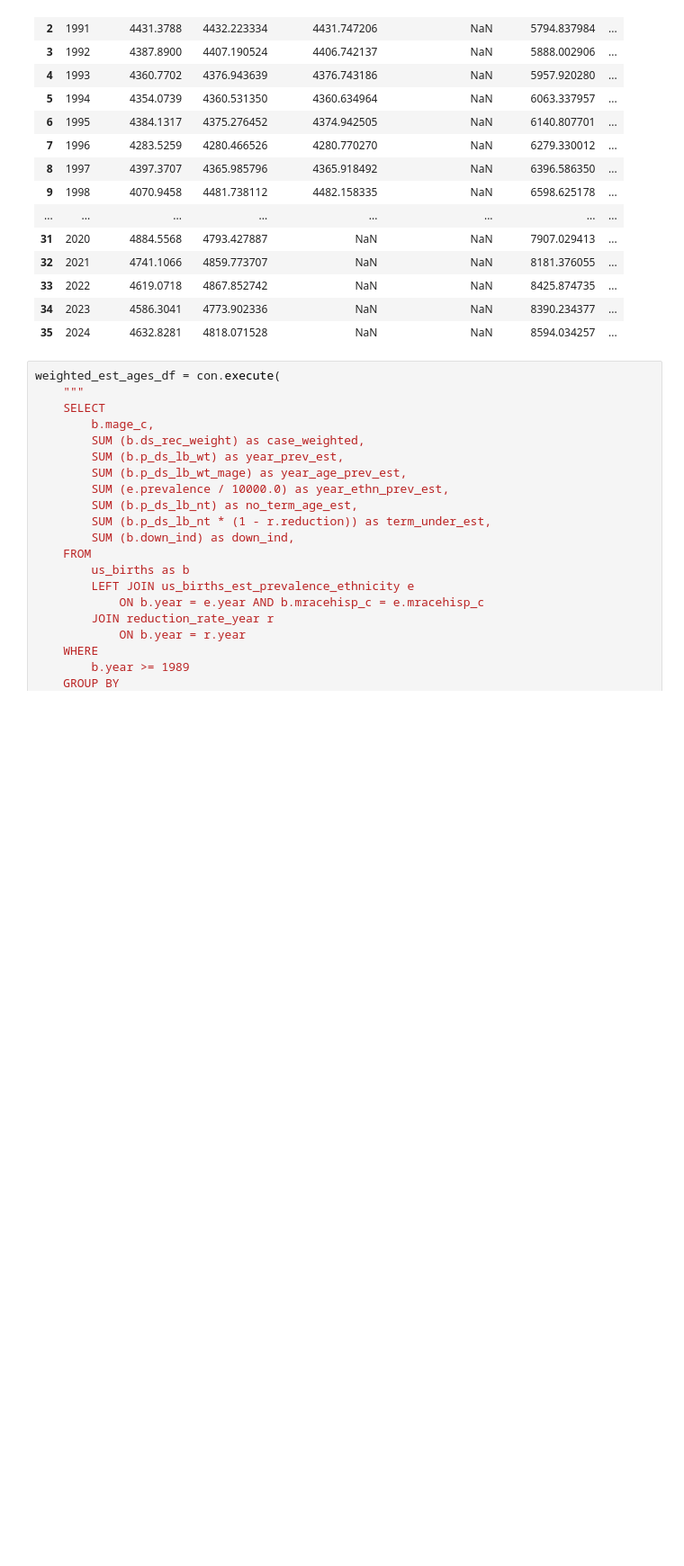
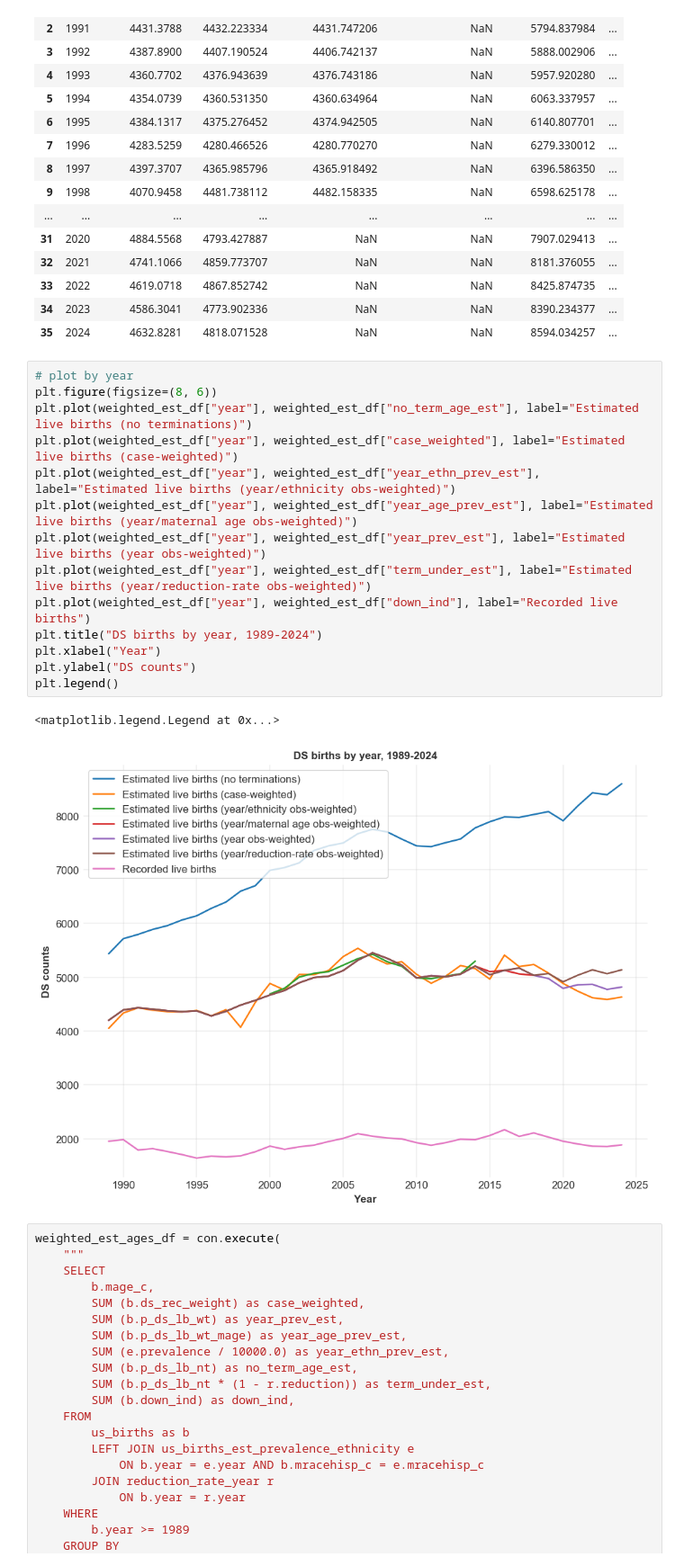
Before and after one commit to frankbuckley/ds-births-populations, a Jupyter notebook: projects/us-birth-certificates/notes-ds-rec-weighting.ipynb, the cells around one changed output. Shown at 90% size. Saved outputs shown, nothing was run; the diff lists cells and outputs as text; blank space fills up the shorter version.

```diff
--- a/projects/us-birth-certificates/notes-ds-rec-weighting.ipynb
+++ b/projects/us-birth-certificates/notes-ds-rec-weighting.ipynb
@@ -110,6 +90,23 @@ weighted_est_df
 | 33 | 2022 | 4619.0718 | 4867.852742 | NaN | NaN | 8425.874735 | ... |
 | 34 | 2023 | 4586.3041 | 4773.902336 | NaN | NaN | 8390.234377 | ... |
 | 35 | 2024 | 4632.8281 | 4818.071528 | NaN | NaN | 8594.034257 | ... |
+# %%
+# plot by year
+plt.figure(figsize=(8, 6))
+plt.plot(weighted_est_df["year"], weighted_est_df["no_term_age_est"], label="Estimated live births (no terminations)")
+plt.plot(weighted_est_df["year"], weighted_est_df["case_weighted"], label="Estimated live births (case-weighted)")
+plt.plot(weighted_est_df["year"], weighted_est_df["year_ethn_prev_est"], label="Estimated live births (year/ethnicity obs-weighted)")
+plt.plot(weighted_est_df["year"], weighted_est_df["year_age_prev_est"], label="Estimated live births (year/maternal age obs-weighted)")
+plt.plot(weighted_est_df["year"], weighted_est_df["year_prev_est"], label="Estimated live births (year obs-weighted)")
+plt.plot(weighted_est_df["year"], weighted_est_df["term_under_est"], label="Estimated live births (year/reduction-rate obs-weighted)")
+plt.plot(weighted_est_df["year"], weighted_est_df["down_ind"], label="Recorded live births")
+plt.title("DS births by year, 1989-2024")
+plt.xlabel("Year")
+plt.ylabel("DS counts")
+plt.legend()
+# %% [output]
+<matplotlib.legend.Legend at 0x...>
+[figure, added]
 # %%
 weighted_est_ages_df = con.execute(
     """
```
Also changed, not shown: parts of 10 cells of this notebook, 1 other file.
